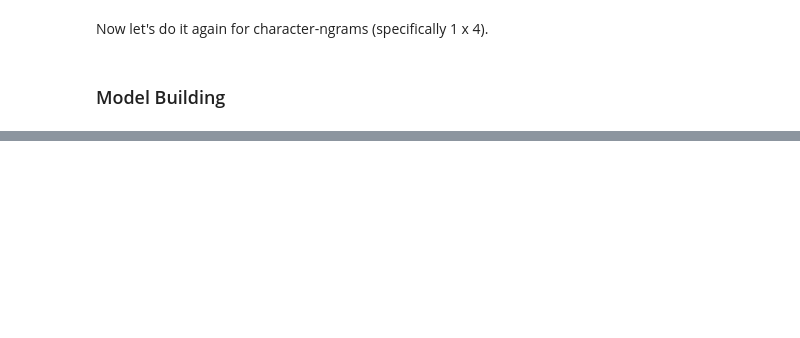
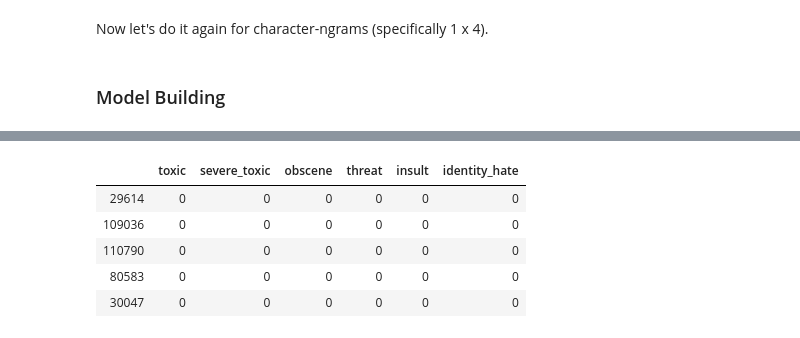
Before and after one commit to HYPERTONE/Analytics, a Jupyter notebook: Toxic Comments NLP/Toxic Comments.ipynb, the cells around one changed output, grey strips where cells are left out. Saved outputs shown, nothing was run; the diff lists cells and outputs as text; code cells hidden in the pictures; blank space fills up the shorter version.

```diff
--- a/Toxic Comments NLP/Toxic Comments.ipynb
+++ b/Toxic Comments NLP/Toxic Comments.ipynb
@@ -775,0 +1019,9 @@ target_y = trainTags[TARGET_COLS]
+# %%
+y_train.head()
+# %% [output]
+|  | toxic | severe_toxic | obscene | threat | insult | identity_hate |
+| 29614 | 0 | 0 | 0 | 0 | 0 | 0 |
+| 109036 | 0 | 0 | 0 | 0 | 0 | 0 |
+| 110790 | 0 | 0 | 0 | 0 | 0 | 0 |
+| 80583 | 0 | 0 | 0 | 0 | 0 | 0 |
+| 30047 | 0 | 0 | 0 | 0 | 0 | 0 |
```
Also changed, not shown: parts of 47 cells of this notebook.
